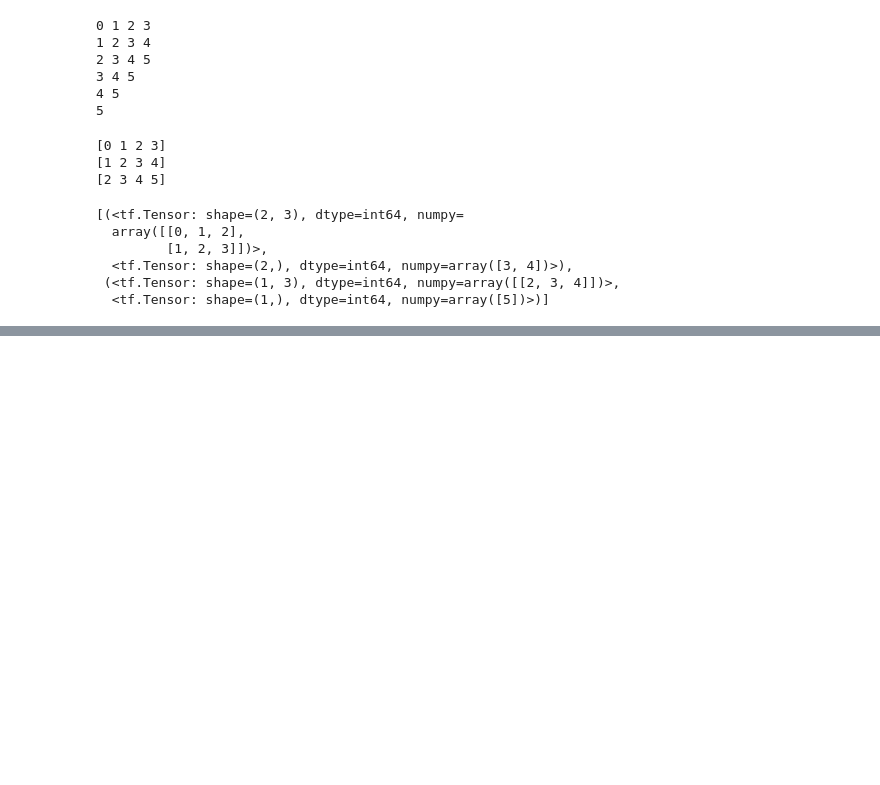
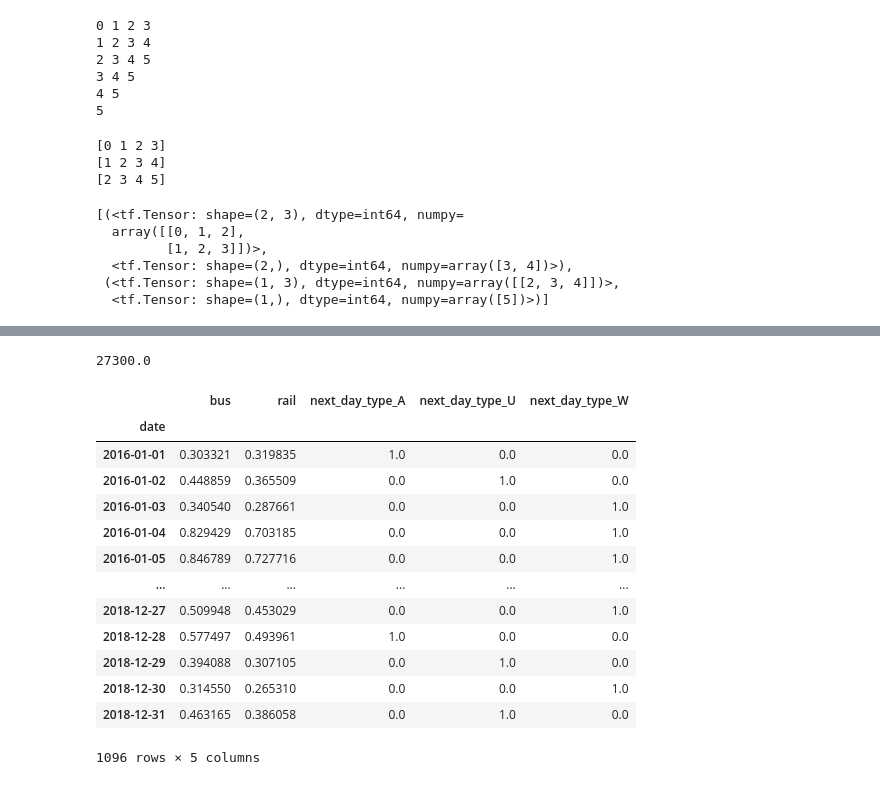
Before and after one commit to databyhuseyn/MachineLearning, a Jupyter notebook: Time_series_2.ipynb, the cells around one changed output, grey strips where cells are left out. Cells and saved outputs as stored; diff of their text form; code cells hidden in the pictures; blank space fills up the shorter version.

```diff
--- a/Time_series_2.ipynb
+++ b/Time_series_2.ipynb
@@ -190,0 +366,5 @@ list(dataset.batch(2))
+# %%
+import numpy as np
+mulvar_train = df_mulvar['2016-01':'2018-12'].astype(np.float64)
+mulvar_valid = df_mulvar['2019-01':'2019-05'].astype(np.float64)
+mulvar_test = df_mulvar['2019-06':].astype(np.float64)
@@ -190,0 +417,21 @@ list(dataset.batch(2))
+# %%
+0.0273 * 1e6
+# %% [output]
+27300.0
+# %%
+mulvar_train
+# %% [output]
+|  | bus | rail | next_day_type_A | next_day_type_U | next_day_type_W |
+| date |  |  |  |  |  |
+| 2016-01-01 | 0.303321 | 0.319835 | 1.0 | 0.0 | 0.0 |
+| 2016-01-02 | 0.448859 | 0.365509 | 0.0 | 1.0 | 0.0 |
+| 2016-01-03 | 0.340540 | 0.287661 | 0.0 | 0.0 | 1.0 |
+| 2016-01-04 | 0.829429 | 0.703185 | 0.0 | 0.0 | 1.0 |
+| 2016-01-05 | 0.846789 | 0.727716 | 0.0 | 0.0 | 1.0 |
+| ... | ... | ... | ... | ... | ... |
+| 2018-12-27 | 0.509948 | 0.453029 | 0.0 | 0.0 | 1.0 |
+| 2018-12-28 | 0.577497 | 0.493961 | 1.0 | 0.0 | 0.0 |
+| 2018-12-29 | 0.394088 | 0.307105 | 0.0 | 1.0 | 0.0 |
+| 2018-12-30 | 0.314550 | 0.265310 | 0.0 | 0.0 | 1.0 |
+| 2018-12-31 | 0.463165 | 0.386058 | 0.0 | 1.0 | 0.0 |
+1096 rows × 5 columns
```
Also changed, not shown: parts of 20 cells of this notebook.
